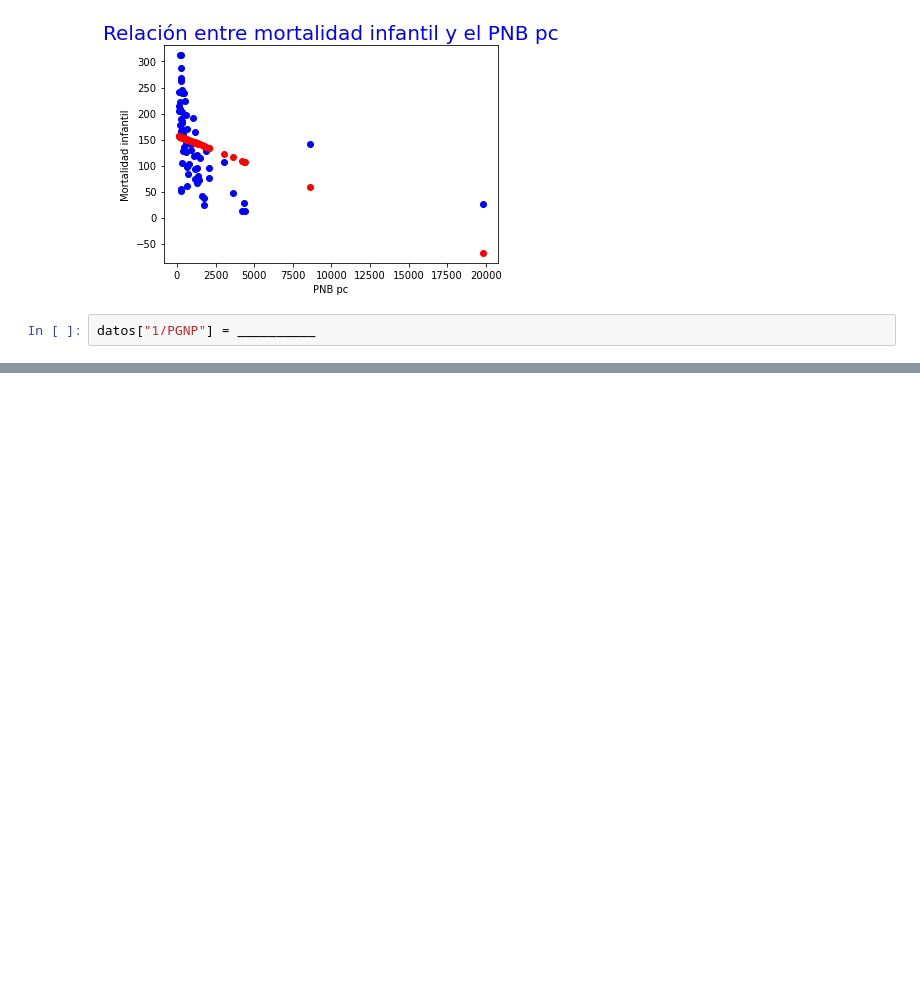
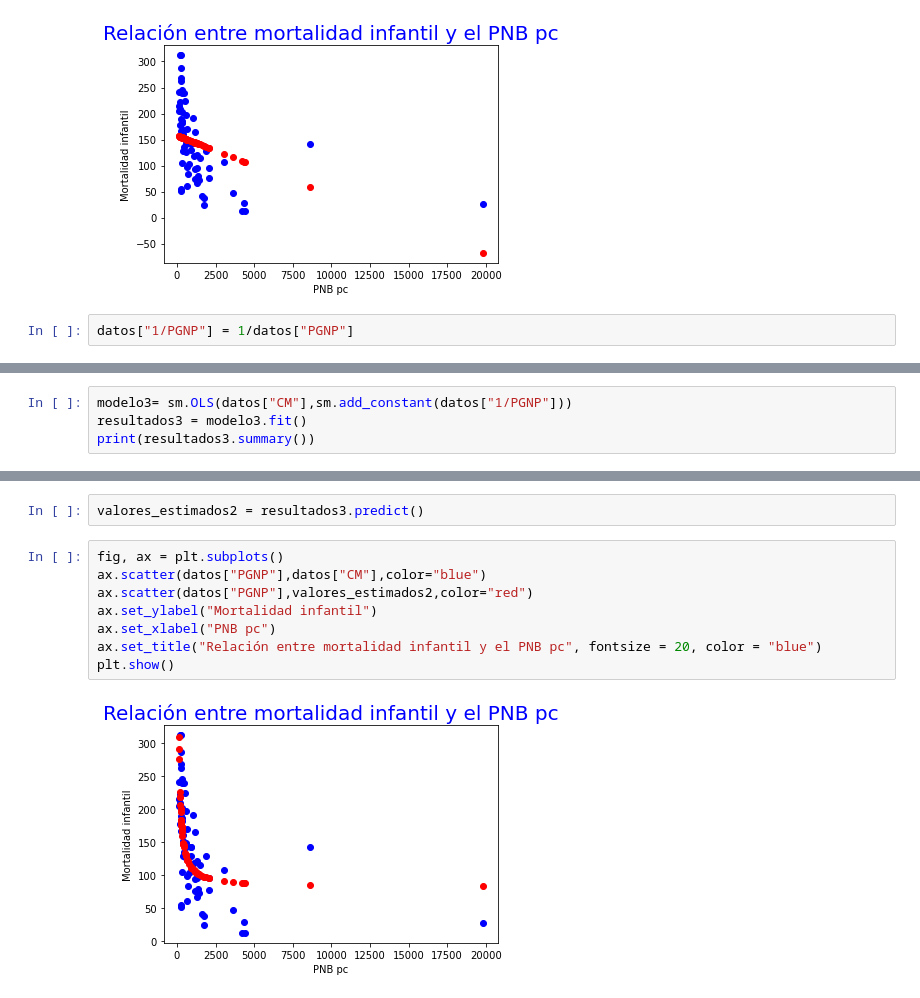
Before and after one commit to JuanAcevedoEcon/Econometria-basica-con-Python, a Jupyter notebook: Scripts/(2) MCO.ipynb, the cells around one changed output, grey strips where cells are left out. Drawn from its saved outputs; the diff is of its cells as text; blank space fills up the shorter version.

```diff
--- a/Scripts/(2) MCO.ipynb
+++ b/Scripts/(2) MCO.ipynb
@@ -231,4 +231,4 @@ plt.show()
 # %% [output]
 [figure]
 # %%
-datos["1/PGNP"] = __________
+datos["1/PGNP"] = 1/datos["PGNP"]
@@ -245,0 +244,4 @@ modelo4 = ____
+# %%
+modelo3= sm.OLS(datos["CM"],sm.add_constant(datos["1/PGNP"]))
+resultados3 = modelo3.fit()
+print(resultados3.summary())
@@ -245,0 +266,12 @@ modelo4 = ____
+# %%
+valores_estimados2 = resultados3.predict()
+# %%
+fig, ax = plt.subplots()
+ax.scatter(datos["PGNP"],datos["CM"],color="blue")
+ax.scatter(datos["PGNP"],valores_estimados2,color="red")
+ax.set_ylabel("Mortalidad infantil")
+ax.set_xlabel("PNB pc")
+ax.set_title("Relación entre mortalidad infantil y el PNB pc", fontsize = 20, color = "blue")
+plt.show()
+# %% [output]
+[figure, added]
```
Also changed, not shown: parts of 15 cells of this notebook, 6 other files.
